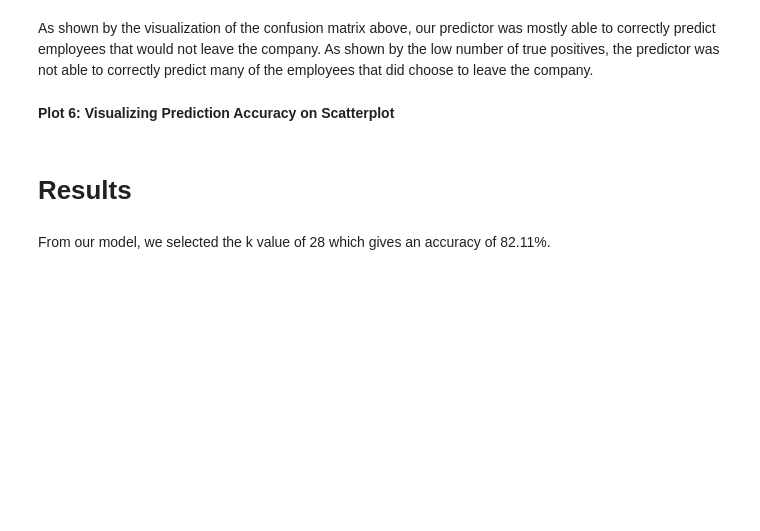
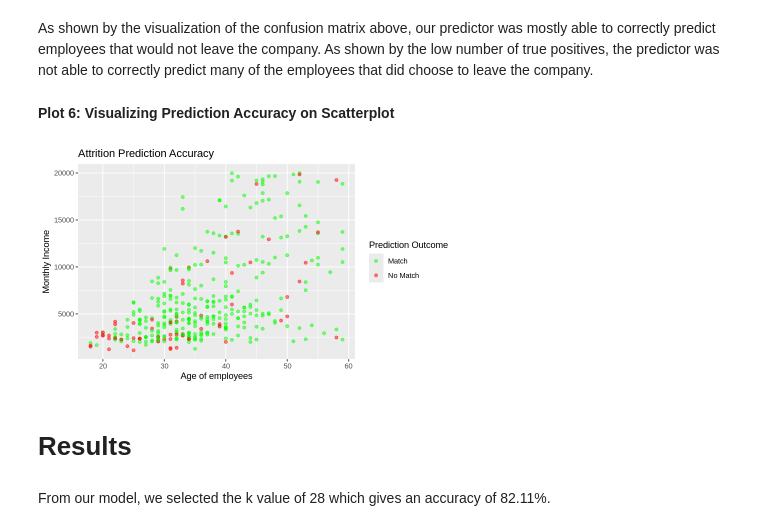
Before and after one commit to Chadha-Bhavya/DSCI-100-Group-Project, a Jupyter notebook: Group_project_report.ipynb, the cells around one changed output. Saved outputs shown, nothing was run; the diff lists cells and outputs as text; code cells hidden in the pictures; blank space fills up the shorter version.

```diff
--- a/Group_project_report.ipynb
+++ b/Group_project_report.ipynb
@@ -268,17 +328,21 @@ As shown by the visualization of the confusion matrix above, our predictor was m
 # %%
 combined_data <- trial_predictions |>
                  mutate(Correctness = ifelse(Attrition == .pred_class,
                                              "Match",
                                              "No Match"))
 
 
 pred_vs_actual_plot <- ggplot(combined_data, aes(x = Age, y = Monthly_Income, color = Correctness)) +
                        geom_point(alpha = 0.5) +
                        scale_color_manual(values = c("Match" = "green", "No Match" = "red")) +
                        labs(title = "Attrition Prediction Accuracy",
                             x = "Age of employees",
                             y = "Monthly Income",
                             color = "Prediction Outcome")
+
+pred_vs_actual_plot
+# %% [output]
+[figure, added]
 # %% [markdown]
 # Results
 # %% [markdown]
```
Also changed, not shown: parts of 12 cells of this notebook.
